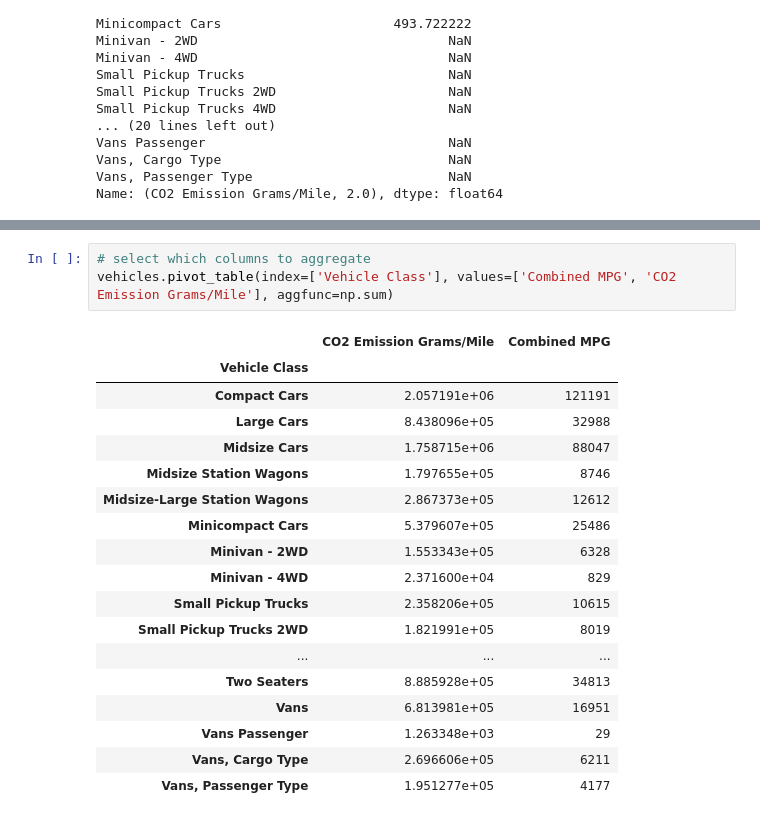
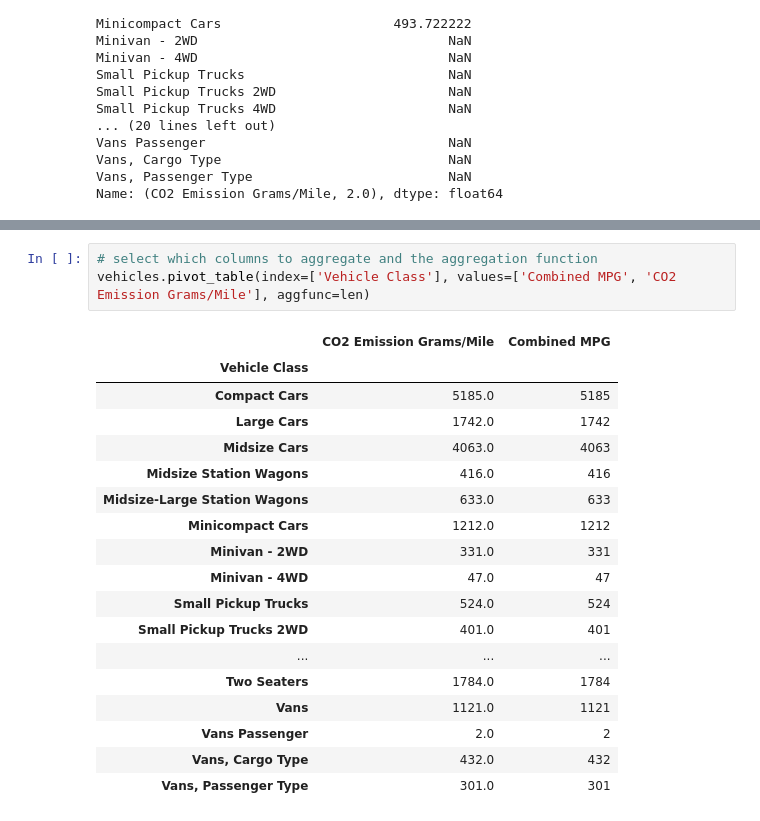
Before and after one commit to whiteboxml/teaching-ironhack-dataptmad-1910, a Jupyter notebook: week_11/pivot_tables/pivot_tables.ipynb, the cells around one changed output, grey strips where cells are left out. Saved outputs shown, nothing was run; the diff lists cells and outputs as text.

```diff
--- a/week_11/pivot_tables/pivot_tables.ipynb
+++ b/week_11/pivot_tables/pivot_tables.ipynb
@@ -245,25 +243,25 @@ complex_df[complex_df.columns[0][0]]
 | Vans, Cargo Type | NaN | NaN | 410.180159 | NaN | 590.174119 | 642.127632 | 751.791667 | NaN | NaN |
 | Vans, Passenger Type | NaN | NaN | 503.861161 | 592.466667 | 603.095090 | 665.697909 | 801.704545 | NaN | NaN |
 # %%
-# select which columns to aggregate
-vehicles.pivot_table(index=['Vehicle Class'], values=['Combined MPG', 'CO2 Emission Grams/Mile'], aggfunc=np.sum)
+# select which columns to aggregate and the aggregation function
+vehicles.pivot_table(index=['Vehicle Class'], values=['Combined MPG', 'CO2 Emission Grams/Mile'], aggfunc=len)
 # %% [output]
 |  | CO2 Emission Grams/Mile | Combined MPG |
 | Vehicle Class |  |  |
-| Compact Cars | 2.057191e+06 | 121191 |
-| Large Cars | 8.438096e+05 | 32988 |
-| Midsize Cars | 1.758715e+06 | 88047 |
-| Midsize Station Wagons | 1.797655e+05 | 8746 |
-| Midsize-Large Station Wagons | 2.867373e+05 | 12612 |
-| Minicompact Cars | 5.379607e+05 | 25486 |
-| Minivan - 2WD | 1.553343e+05 | 6328 |
-| Minivan - 4WD | 2.371600e+04 | 829 |
-| Small Pickup Trucks | 2.358206e+05 | 10615 |
-| Small Pickup Trucks 2WD | 1.821991e+05 | 8019 |
+| Compact Cars | 5185.0 | 5185 |
+| Large Cars | 1742.0 | 1742 |
+| Midsize Cars | 4063.0 | 4063 |
+| Midsize Station Wagons | 416.0 | 416 |
+| Midsize-Large Station Wagons | 633.0 | 633 |
+| Minicompact Cars | 1212.0 | 1212 |
+| Minivan - 2WD | 331.0 | 331 |
+| Minivan - 4WD | 47.0 | 47 |
+| Small Pickup Trucks | 524.0 | 524 |
+| Small Pickup Trucks 2WD | 401.0 | 401 |
 | ... | ... | ... |
-| Two Seaters | 8.885928e+05 | 34813 |
-| Vans | 6.813981e+05 | 16951 |
-| Vans Passenger | 1.263348e+03 | 29 |
-| Vans, Cargo Type | 2.696606e+05 | 6211 |
-| Vans, Passenger Type | 1.951277e+05 | 4177 |
+| Two Seaters | 1784.0 | 1784 |
+| Vans | 1121.0 | 1121 |
+| Vans Passenger | 2.0 | 2 |
+| Vans, Cargo Type | 432.0 | 432 |
+| Vans, Passenger Type | 301.0 | 301 |
 # %%
```
Also changed, not shown: parts of 6 cells of this notebook, 1 other file.
